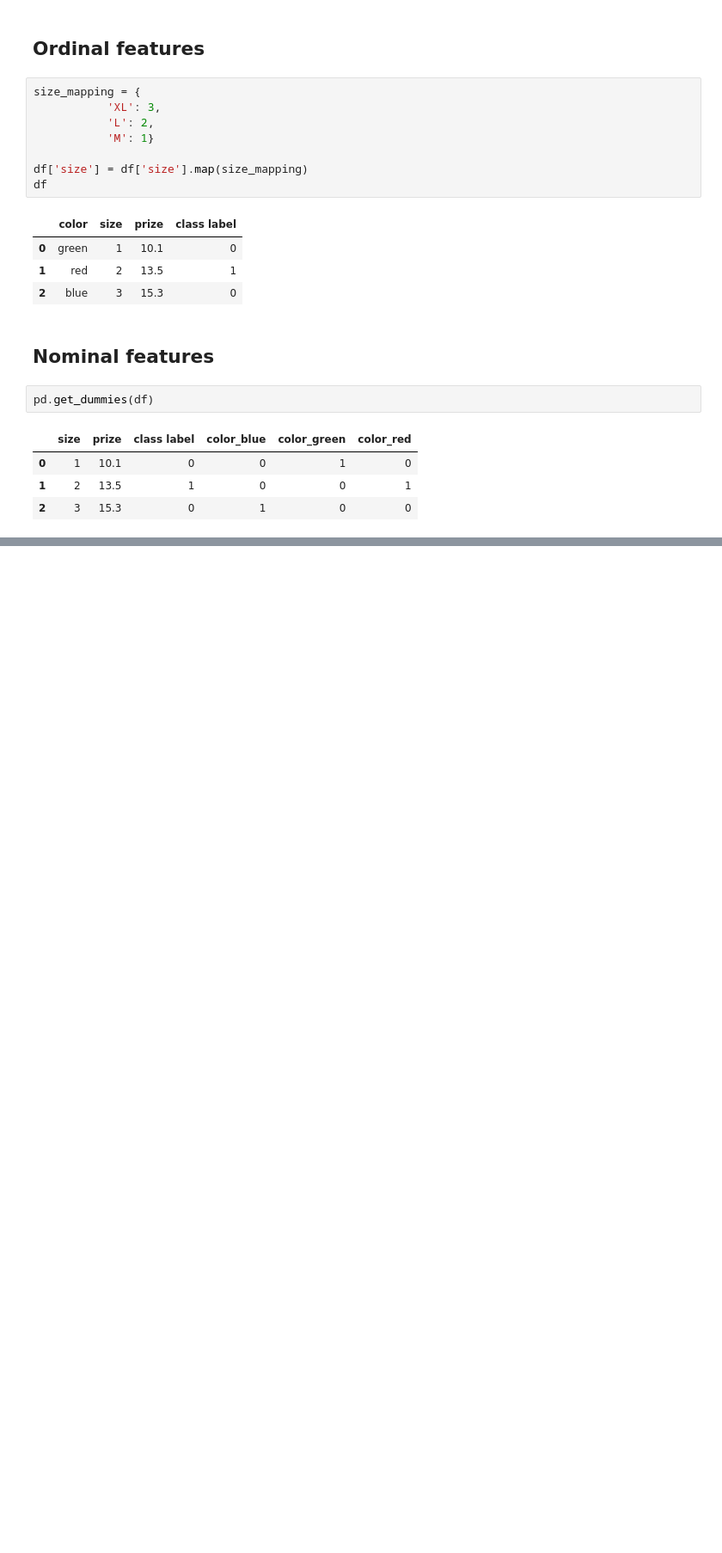
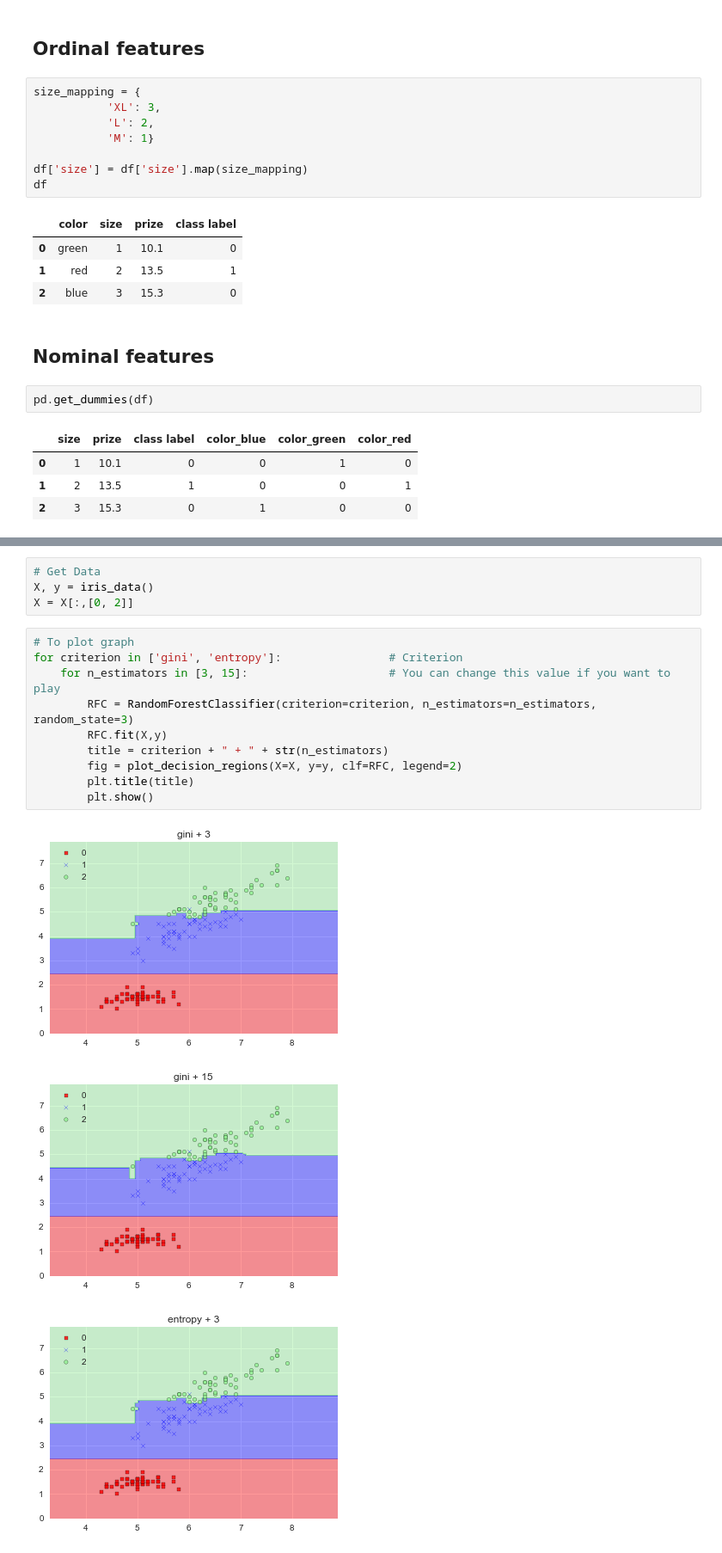
Before and after one commit to Danaru87/presentation, a Jupyter notebook: meetup_kaggle/Best_practices.ipynb, the cells around one changed output, grey strips where cells are left out. Shown at 86% size. Saved outputs shown, nothing was run; the diff lists cells and outputs as text; blank space fills up the shorter version.

```diff
--- a/meetup_kaggle/Best_practices.ipynb
+++ b/meetup_kaggle/Best_practices.ipynb
@@ -209,0 +287,18 @@ pd.get_dummies(df)
+# %%
+# Get Data
+X, y = iris_data()
+X = X[:,[0, 2]]
+# %%
+# To plot graph
+for criterion in ['gini', 'entropy']:                # Criterion
+    for n_estimators in [3, 15]:                     # You can change this value if you want to play
+        RFC = RandomForestClassifier(criterion=criterion, n_estimators=n_estimators, random_state=3)
+        RFC.fit(X,y)
+        title = criterion + " + " + str(n_estimators)
+        fig = plot_decision_regions(X=X, y=y, clf=RFC, legend=2)
+        plt.title(title)
+        plt.show()
+# %% [output]
+[figure, added]
+[figure, added]
+[figure, added]
```
Also changed, not shown: parts of 35 cells of this notebook.
